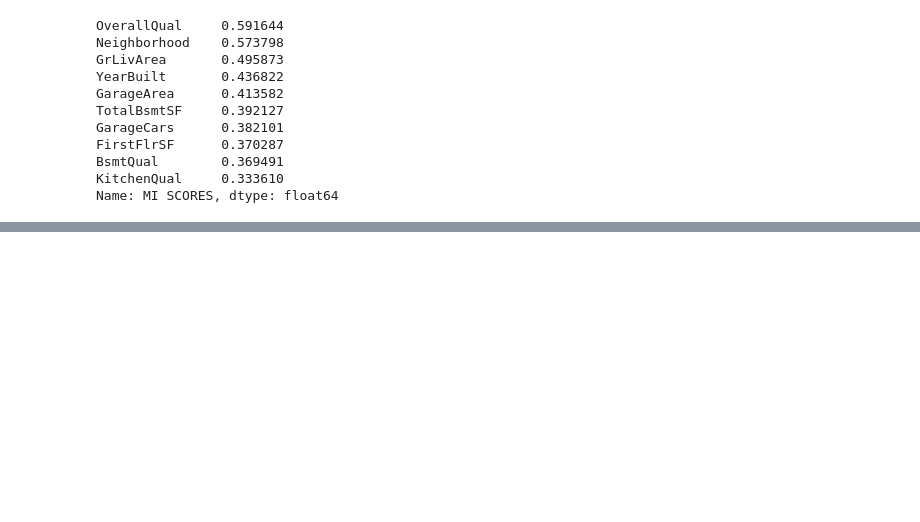
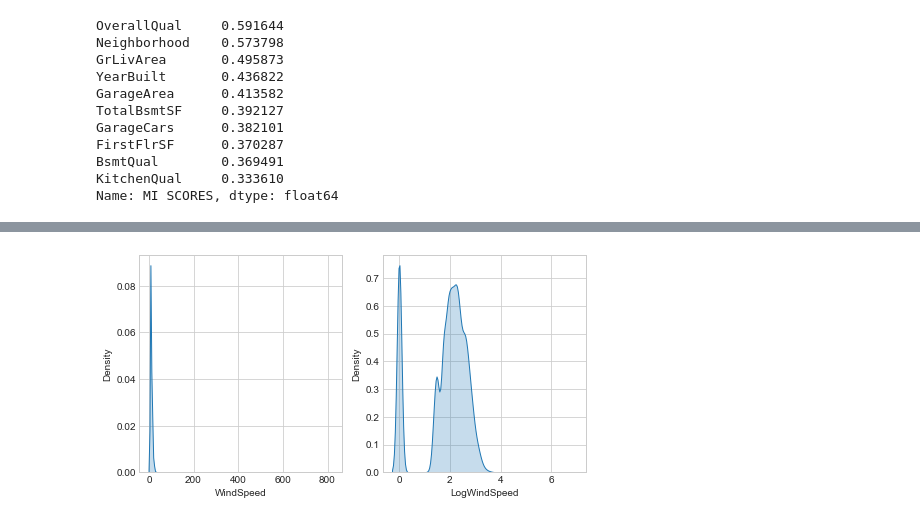
Before and after one commit to AliakbarMehdizadeh/Feature-Engineering, a Jupyter notebook: FE.ipynb, the cells around one changed output, grey strips where cells are left out. Drawn from its saved outputs; the diff is of its cells as text; code cells hidden in the pictures; blank space fills up the shorter version.

```diff
--- a/FE.ipynb
+++ b/FE.ipynb
@@ -256,0 +259,5 @@ Name: MI SCORES, dtype: float64
+# %%
+accidents = pd.read_csv("FE_Course_Data/accidents.csv")
+autos     = pd.read_csv("FE_Course_Data/autos.csv")
+concrete  = pd.read_csv("FE_Course_Data/concrete.csv")
+customer  = pd.read_csv("FE_Course_Data/customer.csv")
@@ -256,0 +289,9 @@ Name: MI SCORES, dtype: float64
+# %%
+accidents["LogWindSpeed"] = accidents.WindSpeed.apply(np.log1p)
+# %%
+# Plot a comparison
+fig, axs = plt.subplots(1, 2, figsize=(8, 4))
+sns.kdeplot(accidents.WindSpeed, shade=True, ax=axs[0])
+sns.kdeplot(accidents.LogWindSpeed, shade=True, ax=axs[1]);
+# %% [output]
+[figure, added]
```
Also changed, not shown: parts of 22 cells of this notebook.
